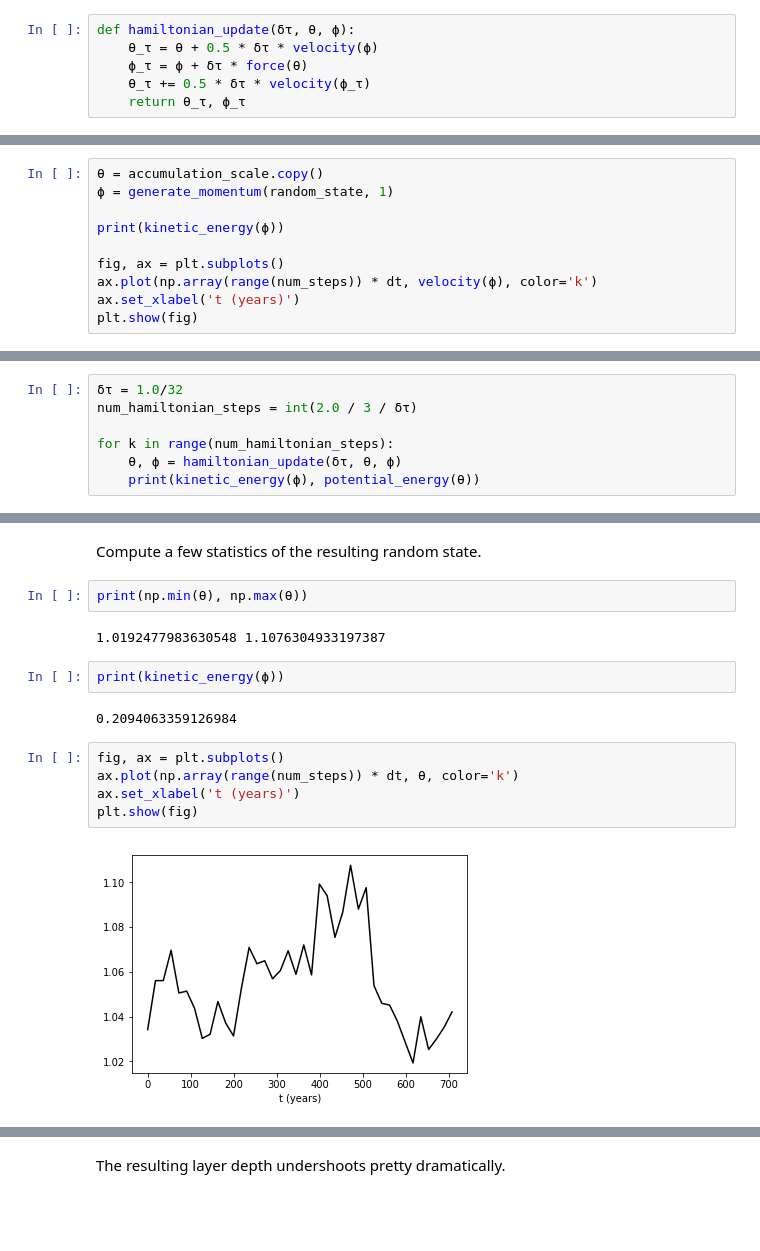
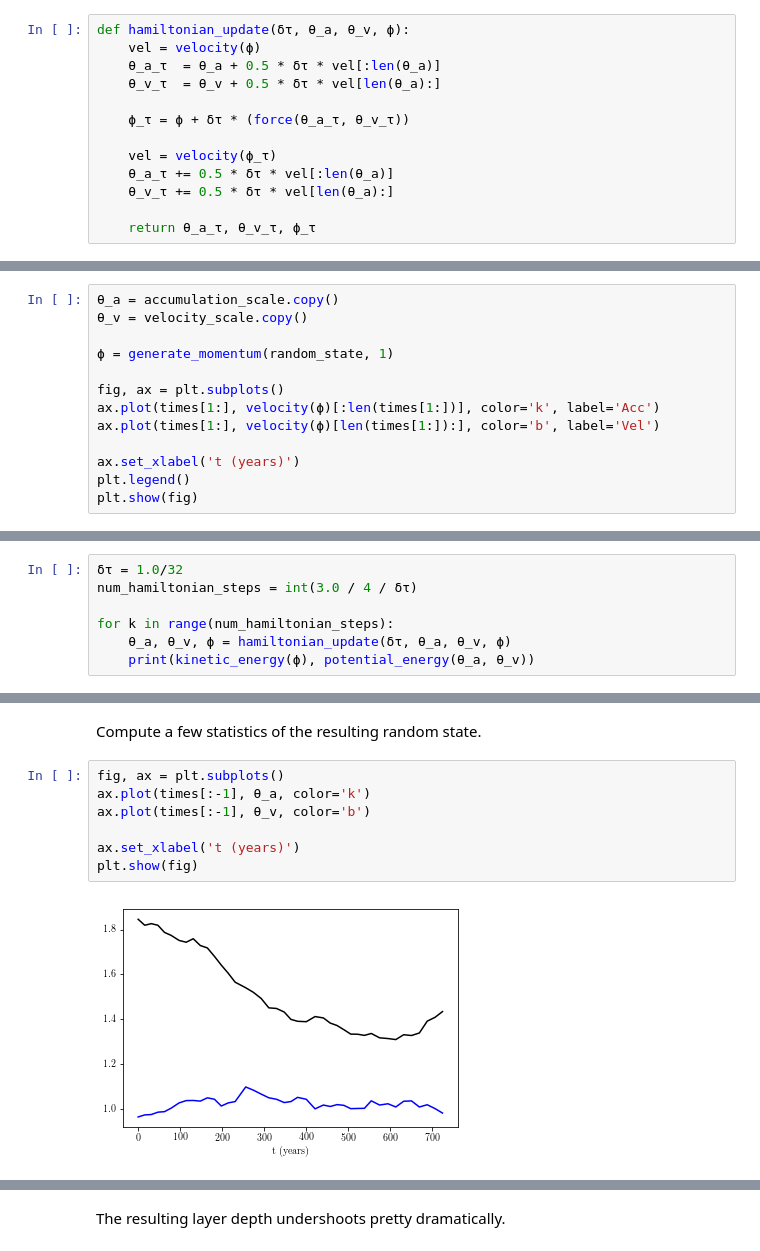
Before and after one commit to dlilien/glaciology-seminar-2018-10-16, a Jupyter notebook: hmc.ipynb, the cells around one changed output, grey strips where cells are left out. Drawn from its saved outputs; the diff is of its cells as text; blank space fills up the shorter version.

```diff
--- a/hmc.ipynb
+++ b/hmc.ipynb
@@ -252,23 +293,33 @@ def velocity(ϕ):
     return scipy.sparse.linalg.spsolve(M, ϕ)
 # %% [markdown]
 This function implements the Verlet method for numerically integrating a Hamiltonian system.
-# %%
-def hamiltonian_update(δτ, θ, ϕ):
-    θ_τ = θ + 0.5 * δτ * velocity(ϕ)
-    ϕ_τ = ϕ + δτ * force(θ)
-    θ_τ += 0.5 * δτ * velocity(ϕ_τ)
-    return θ_τ, ϕ_τ
+# %%
+def hamiltonian_update(δτ, θ_a, θ_v, ϕ):
+    vel = velocity(ϕ)
+    θ_a_τ  = θ_a + 0.5 * δτ * vel[:len(θ_a)]
+    θ_v_τ  = θ_v + 0.5 * δτ * vel[len(θ_a):]
+
+    ϕ_τ = ϕ + δτ * (force(θ_a_τ, θ_v_τ))
+
+    vel = velocity(ϕ_τ)
+    θ_a_τ += 0.5 * δτ * vel[:len(θ_a)]
+    θ_v_τ += 0.5 * δτ * vel[len(θ_a):]
+
+    return θ_a_τ, θ_v_τ, ϕ_τ
 # %% [markdown]
 Create the initial parameter and momentum and plot the velocity.
 The initial kinetic energy should be around 0.5 (it's a $\chi^2$ random variable).
 # %%
-θ = accumulation_scale.copy()
+θ_a = accumulation_scale.copy()
+θ_v = velocity_scale.copy()
+
 ϕ = generate_momentum(random_state, 1)
 
-print(kinetic_energy(ϕ))
+fig, ax = plt.subplots()
+ax.plot(times[1:], velocity(ϕ)[:len(times[1:])], color='k', label='Acc')
+ax.plot(times[1:], velocity(ϕ)[len(times[1:]):], color='b', label='Vel')
 
-fig, ax = plt.subplots()
-ax.plot(np.array(range(num_steps)) * dt, velocity(ϕ), color='k')
 ax.set_xlabel('t (years)')
+plt.legend()
 plt.show(fig)
 # %% [output]
@@ -279,9 +329,9 @@ Solve the system using a fictitious timestep of 1/32 for 2/3 of a fictitious tim
 I had to hand-tune both of these parameters to get something sensible.
 # %%
 δτ = 1.0/32
-num_hamiltonian_steps = int(2.0 / 3 / δτ)
+num_hamiltonian_steps = int(3.0 / 4 / δτ)
 
 for k in range(num_hamiltonian_steps):
-    θ, ϕ = hamiltonian_update(δτ, θ, ϕ)
-    print(kinetic_energy(ϕ), potential_energy(θ))
+    θ_a, θ_v, ϕ = hamiltonian_update(δτ, θ_a, θ_v, ϕ)
+    print(kinetic_energy(ϕ), potential_energy(θ_a, θ_v))
 # %% [output]
@@ -305,18 +355,12 @@ for k in range(num_hamiltonian_steps):
 # %% [markdown]
 Compute a few statistics of the resulting random state.
-# %%
-print(np.min(θ), np.max(θ))
-# %% [output]
-1.0192477983630548 1.1076304933197387
-# %%
-print(kinetic_energy(ϕ))
-# %% [output]
-0.2094063359126984
 # %%
 fig, ax = plt.subplots()
-ax.plot(np.array(range(num_steps)) * dt, θ, color='k')
+ax.plot(times[:-1], θ_a, color='k')
+ax.plot(times[:-1], θ_v, color='b')
+
 ax.set_xlabel('t (years)')
 plt.show(fig)
 # %% [output]
-[figure, old version]
+[figure, new version]
 # %%
```
Also changed, not shown: parts of 26 cells of this notebook, 4 other files.
